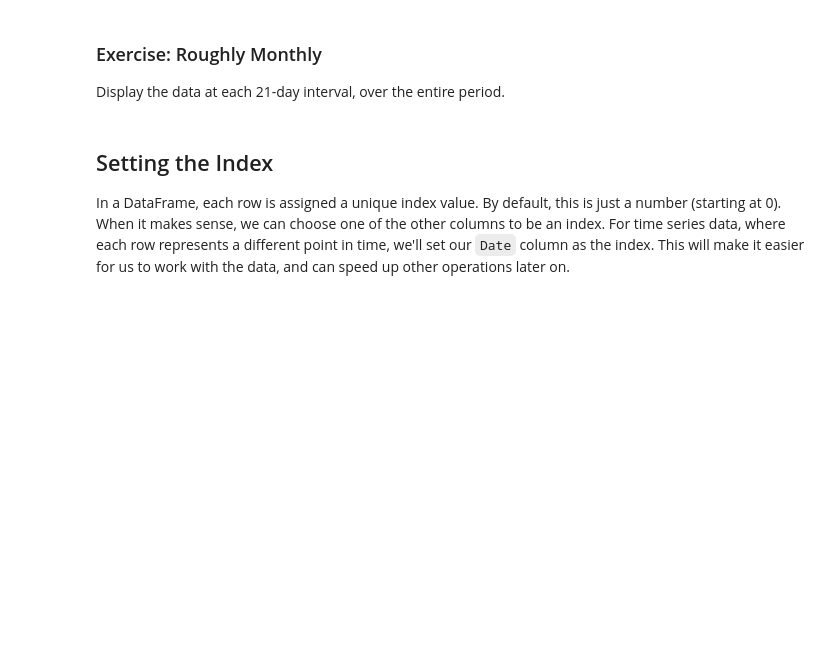
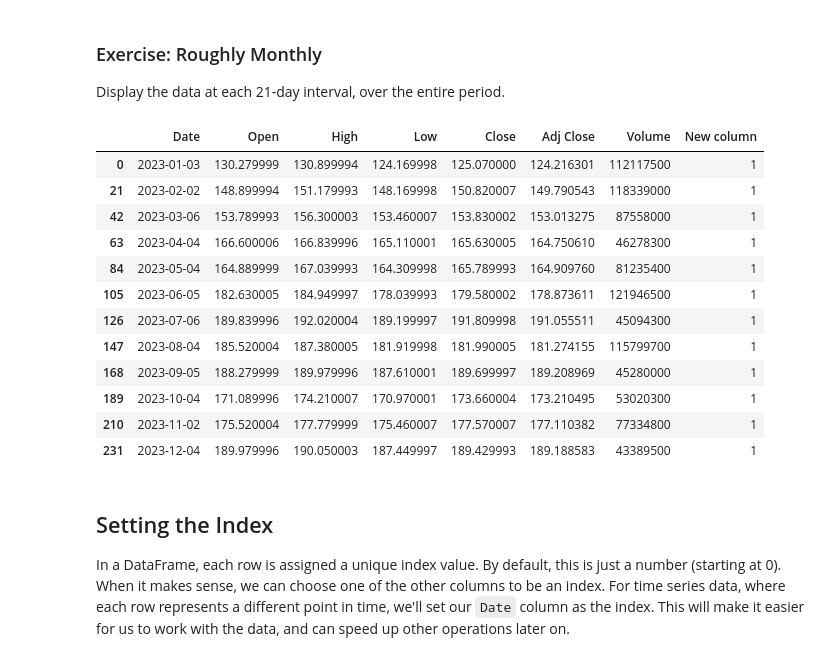
Before and after one commit to lilyhh0303/efds-ta-python, a Jupyter notebook: 01. Pandas Refresher.ipynb, the cells around one changed output. Drawn from its saved outputs; the diff is of its cells as text; code cells hidden in the pictures; blank space fills up the shorter version.

```diff
--- a/01. Pandas Refresher.ipynb
+++ b/01. Pandas Refresher.ipynb
@@ -37,6 +157,22 @@ Display the data for the first fifty (50) days of trading in the period.
 ### Exercise: Roughly Monthly
 
 Display the data at each 21-day interval, over the entire period.
+# %%
+df[::21]
+# %% [output]
+|  | Date | Open | High | Low | Close | Adj Close | Volume | New column |
+| 0 | 2023-01-03 | 130.279999 | 130.899994 | 124.169998 | 125.070000 | 124.216301 | 112117500 | 1 |
+| 21 | 2023-02-02 | 148.899994 | 151.179993 | 148.169998 | 150.820007 | 149.790543 | 118339000 | 1 |
+| 42 | 2023-03-06 | 153.789993 | 156.300003 | 153.460007 | 153.830002 | 153.013275 | 87558000 | 1 |
+| 63 | 2023-04-04 | 166.600006 | 166.839996 | 165.110001 | 165.630005 | 164.750610 | 46278300 | 1 |
+| 84 | 2023-05-04 | 164.889999 | 167.039993 | 164.309998 | 165.789993 | 164.909760 | 81235400 | 1 |
+| 105 | 2023-06-05 | 182.630005 | 184.949997 | 178.039993 | 179.580002 | 178.873611 | 121946500 | 1 |
+| 126 | 2023-07-06 | 189.839996 | 192.020004 | 189.199997 | 191.809998 | 191.055511 | 45094300 | 1 |
+| 147 | 2023-08-04 | 185.520004 | 187.380005 | 181.919998 | 181.990005 | 181.274155 | 115799700 | 1 |
+| 168 | 2023-09-05 | 188.279999 | 189.979996 | 187.610001 | 189.699997 | 189.208969 | 45280000 | 1 |
+| 189 | 2023-10-04 | 171.089996 | 174.210007 | 170.970001 | 173.660004 | 173.210495 | 53020300 | 1 |
+| 210 | 2023-11-02 | 175.520004 | 177.779999 | 175.460007 | 177.570007 | 177.110382 | 77334800 | 1 |
+| 231 | 2023-12-04 | 189.979996 | 190.050003 | 187.449997 | 189.429993 | 189.188583 | 43389500 | 1 |
 # %% [markdown]
 ## Setting the Index
 
```
Also changed, not shown: parts of 11 cells of this notebook.
